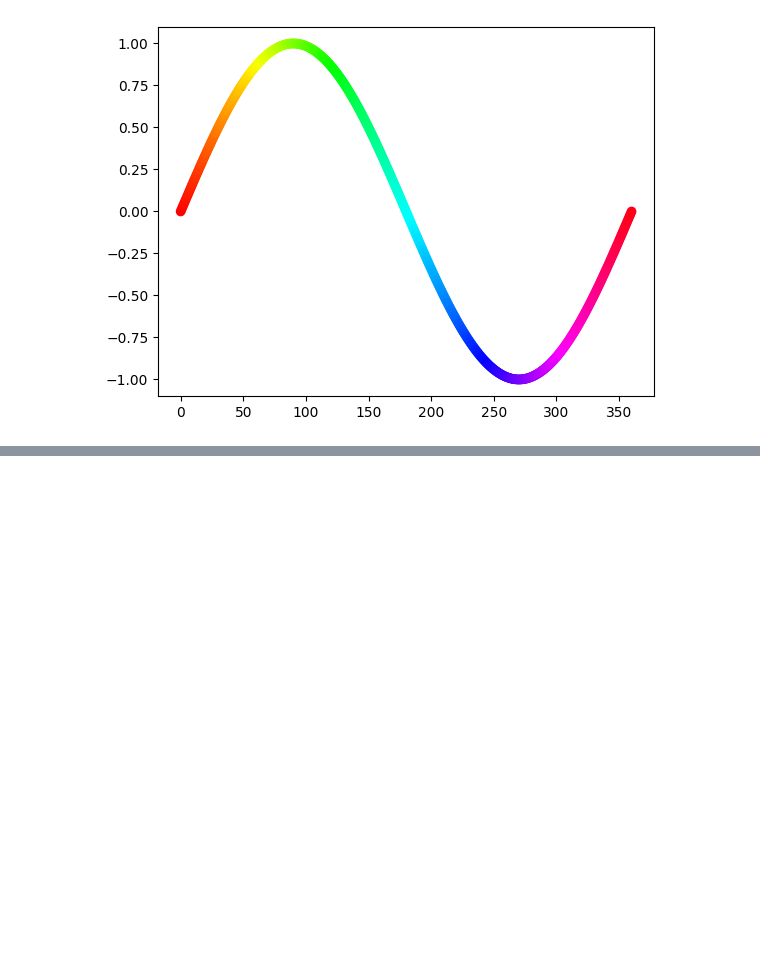
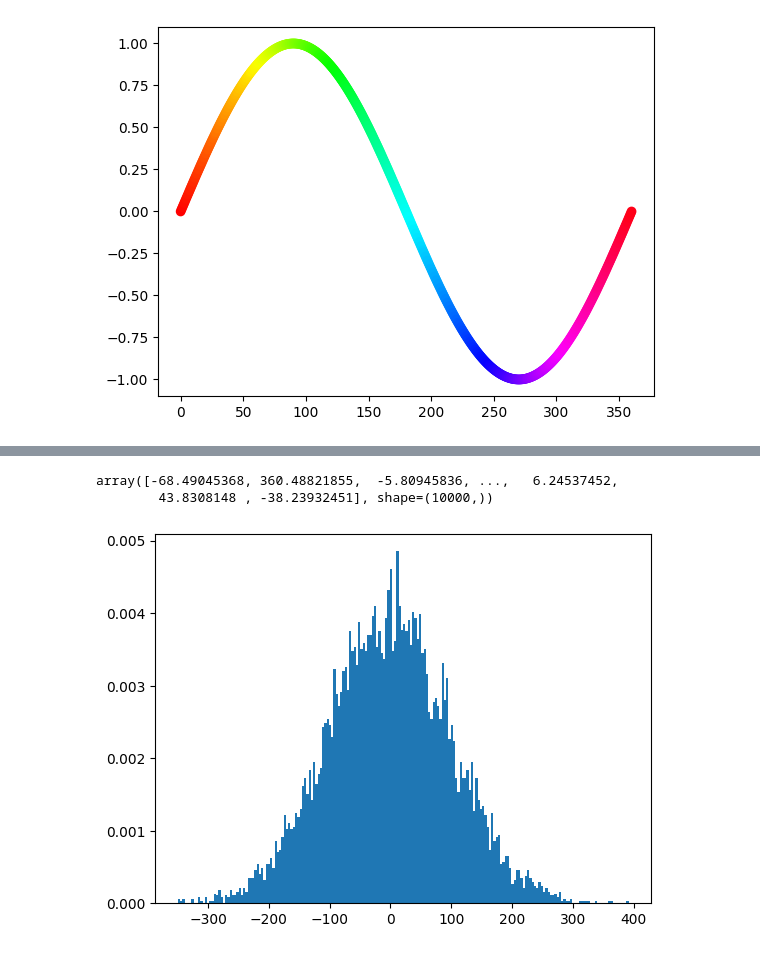
Before and after one commit to TahaT80/AI, a Jupyter notebook: part3_matplotlib/main.ipynb, the cells around one changed output, grey strips where cells are left out. Cells and saved outputs as stored; diff of their text form; code cells hidden in the pictures; blank space fills up the shorter version.

```diff
--- a/part3_matplotlib/main.ipynb
+++ b/part3_matplotlib/main.ipynb
@@ -200,0 +209,9 @@ plt.barh(x,y,left=left)
+# %%
+data = np.random.normal(0,100,(10000,))
+out = plt.hist(data,bins=200,density=True)
+# density=True احتمال هر کدوم رو میگه
+data
+# %% [output]
+array([-68.49045368, 360.48821855,  -5.80945836, ...,   6.24537452,
+        43.8308148 , -38.23932451], shape=(10000,))
+[figure, added]
```
Also changed, not shown: parts of 28 cells of this notebook, 1 other file.
